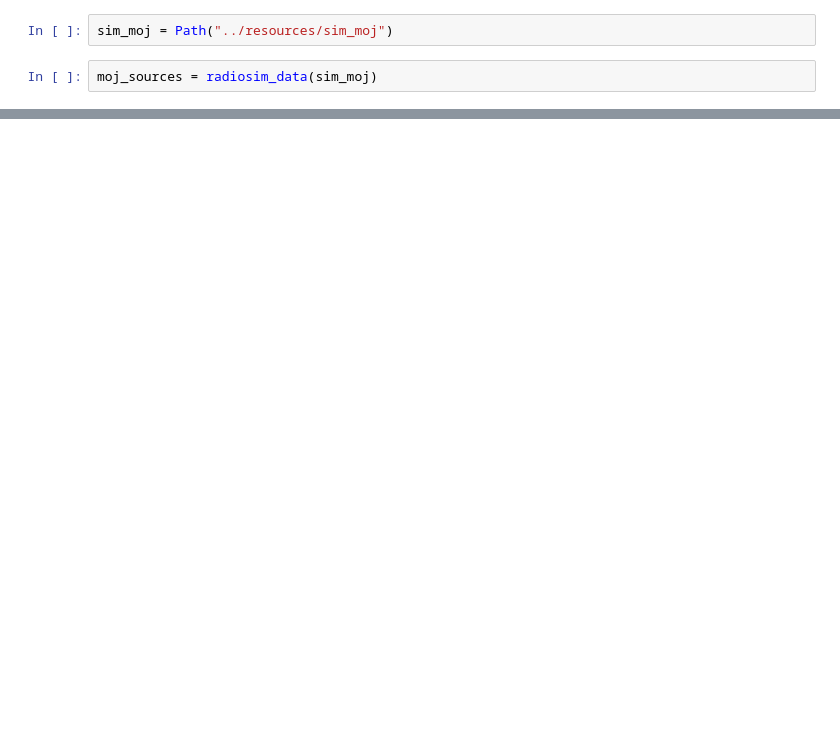
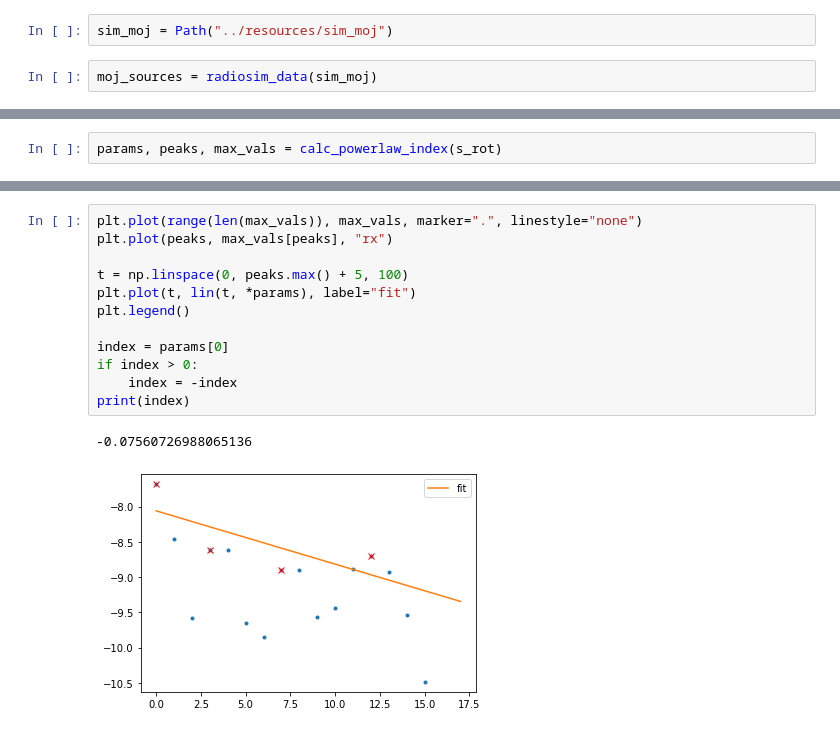
Before and after one commit to radionets-project/evaluation_routines, a Jupyter notebook: nbs/jet_structure.ipynb, the cells around one changed output, grey strips where cells are left out. Saved outputs shown, nothing was run; the diff lists cells and outputs as text; blank space fills up the shorter version.

Commit message:
find peaks im jet

```diff
--- a/nbs/jet_structure.ipynb
+++ b/nbs/jet_structure.ipynb
@@ -7,0 +96,2 @@ moj_sources = radiosim_data(sim_moj)
+# %%
+params, peaks, max_vals = calc_powerlaw_index(s_rot)
@@ -7,0 +102,15 @@ moj_sources = radiosim_data(sim_moj)
+# %%
+plt.plot(range(len(max_vals)), max_vals, marker=".", linestyle="none")
+plt.plot(peaks, max_vals[peaks], "rx")
+
+t = np.linspace(0, peaks.max() + 5, 100)
+plt.plot(t, lin(t, *params), label="fit")
+plt.legend()
+
+index = params[0]
+if index > 0:
+    index = -index
+print(index)
+# %% [output]
+-0.07560726988065136
+[figure, added]
```
Also changed, not shown: parts of 11 cells of this notebook.
